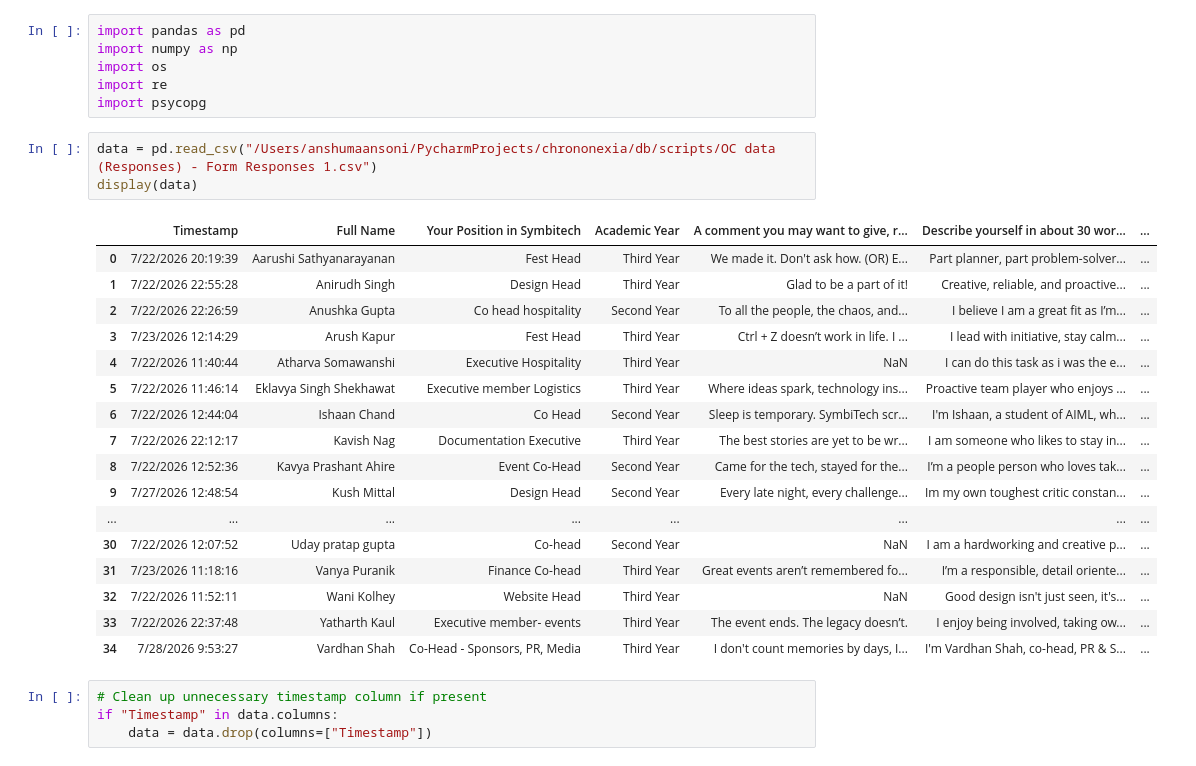
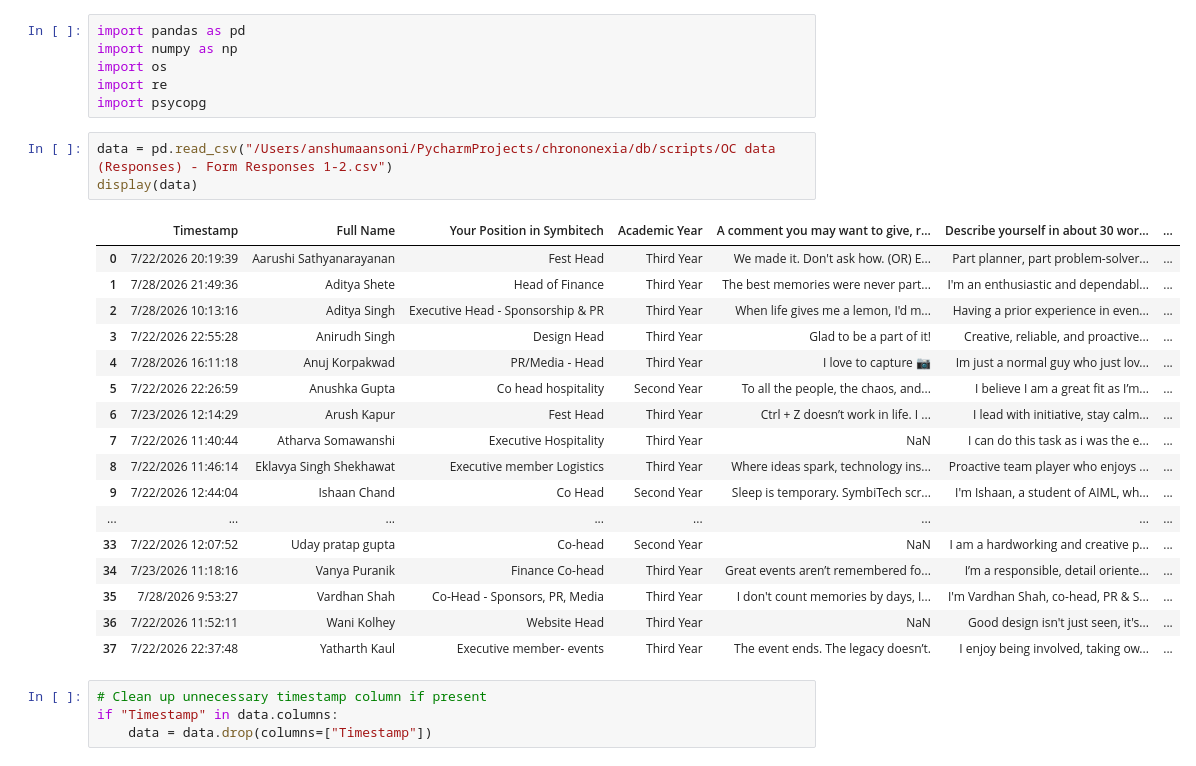
Before and after one commit to TETRAWasTaken/chrononexia, a Jupyter notebook: db/scripts/preprocessing.ipynb, the cells around one changed output. Saved outputs shown, nothing was run; the diff lists cells and outputs as text.

```diff
--- a/db/scripts/preprocessing.ipynb
+++ b/db/scripts/preprocessing.ipynb
@@ -5,26 +5,26 @@ import os
 import re
 import psycopg
 # %%
-data = pd.read_csv("/Users/anshumaansoni/PycharmProjects/chrononexia/db/scripts/OC data (Responses) - Form Responses 1.csv")
+data = pd.read_csv("/Users/anshumaansoni/PycharmProjects/chrononexia/db/scripts/OC data (Responses) - Form Responses 1-2.csv")
 display(data)
 # %% [output]
 |  | Timestamp | Full Name | Your Position in Symbitech | Academic Year | A comment you may want to give, r... | Describe yourself in about 30 wor... | ... |
 | 0 | 7/22/2026 20:19:39 | Aarushi Sathyanarayanan | Fest Head | Third Year | We made it. Don't ask how. (OR) E... | Part planner, part problem-solver... | ... |
-| 1 | 7/22/2026 22:55:28 | Anirudh Singh | Design Head | Third Year | Glad to be a part of it! | Creative, reliable, and proactive... | ... |
-| 2 | 7/22/2026 22:26:59 | Anushka Gupta | Co head hospitality | Second Year | To all the people, the chaos, and... | I believe I am a great fit as I’m... | ... |
-| 3 | 7/23/2026 12:14:29 | Arush Kapur | Fest Head | Third Year | Ctrl + Z doesn’t work in life. I ... | I lead with initiative, stay calm... | ... |
-| 4 | 7/22/2026 11:40:44 | Atharva Somawanshi | Executive Hospitality | Third Year | NaN | I can do this task as i was the e... | ... |
-| 5 | 7/22/2026 11:46:14 | Eklavya Singh Shekhawat | Executive member Logistics | Third Year | Where ideas spark, technology ins... | Proactive team player who enjoys ... | ... |
-| 6 | 7/22/2026 12:44:04 | Ishaan Chand | Co Head | Second Year | Sleep is temporary. SymbiTech scr... | I'm Ishaan, a student of AIML, wh... | ... |
-| 7 | 7/22/2026 22:12:17 | Kavish Nag | Documentation Executive | Third Year | The best stories are yet to be wr... | I am someone who likes to stay in... | ... |
-| 8 | 7/22/2026 12:52:36 | Kavya Prashant Ahire | Event Co-Head | Second Year | Came for the tech, stayed for the... | I’m a people person who loves tak... | ... |
-| 9 | 7/27/2026 12:48:54 | Kush Mittal | Design Head | Second Year | Every late night, every challenge... | Im my own toughest critic constan... | ... |
+| 1 | 7/28/2026 21:49:36 | Aditya Shete | Head of Finance | Third Year | The best memories were never part... | I'm an enthusiastic and dependabl... | ... |
+| 2 | 7/28/2026 10:13:16 | Aditya Singh | Executive Head - Sponsorship & PR | Third Year | When life gives me a lemon, I'd m... | Having a prior experience in even... | ... |
+| 3 | 7/22/2026 22:55:28 | Anirudh Singh | Design Head | Third Year | Glad to be a part of it! | Creative, reliable, and proactive... | ... |
+| 4 | 7/28/2026 16:11:18 | Anuj Korpakwad | PR/Media - Head | Third Year | I love to capture 📷 | Im just a normal guy who just lov... | ... |
+| 5 | 7/22/2026 22:26:59 | Anushka Gupta | Co head hospitality | Second Year | To all the people, the chaos, and... | I believe I am a great fit as I’m... | ... |
+| 6 | 7/23/2026 12:14:29 | Arush Kapur | Fest Head | Third Year | Ctrl + Z doesn’t work in life. I ... | I lead with initiative, stay calm... | ... |
+| 7 | 7/22/2026 11:40:44 | Atharva Somawanshi | Executive Hospitality | Third Year | NaN | I can do this task as i was the e... | ... |
+| 8 | 7/22/2026 11:46:14 | Eklavya Singh Shekhawat | Executive member Logistics | Third Year | Where ideas spark, technology ins... | Proactive team player who enjoys ... | ... |
+| 9 | 7/22/2026 12:44:04 | Ishaan Chand | Co Head | Second Year | Sleep is temporary. SymbiTech scr... | I'm Ishaan, a student of AIML, wh... | ... |
 | ... | ... | ... | ... | ... | ... | ... | ... |
-| 30 | 7/22/2026 12:07:52 | Uday pratap gupta | Co-head | Second Year | NaN | I am a hardworking and creative p... | ... |
-| 31 | 7/23/2026 11:18:16 | Vanya Puranik | Finance Co-head | Third Year | Great events aren’t remembered fo... | I’m a responsible, detail oriente... | ... |
-| 32 | 7/22/2026 11:52:11 | Wani Kolhey | Website Head | Third Year | NaN | Good design isn't just seen, it's... | ... |
-| 33 | 7/22/2026 22:37:48 | Yatharth Kaul | Executive member- events | Third Year | The event ends. The legacy doesn’t. | I enjoy being involved, taking ow... | ... |
-| 34 | 7/28/2026 9:53:27 | Vardhan Shah | Co-Head - Sponsors, PR, Media | Third Year | I don't count memories by days, I... | I'm Vardhan Shah, co-head, PR & S... | ... |
+| 33 | 7/22/2026 12:07:52 | Uday pratap gupta | Co-head | Second Year | NaN | I am a hardworking and creative p... | ... |
+| 34 | 7/23/2026 11:18:16 | Vanya Puranik | Finance Co-head | Third Year | Great events aren’t remembered fo... | I’m a responsible, detail oriente... | ... |
+| 35 | 7/28/2026 9:53:27 | Vardhan Shah | Co-Head - Sponsors, PR, Media | Third Year | I don't count memories by days, I... | I'm Vardhan Shah, co-head, PR & S... | ... |
+| 36 | 7/22/2026 11:52:11 | Wani Kolhey | Website Head | Third Year | NaN | Good design isn't just seen, it's... | ... |
+| 37 | 7/22/2026 22:37:48 | Yatharth Kaul | Executive member- events | Third Year | The event ends. The legacy doesn’t. | I enjoy being involved, taking ow... | ... |
 # %%
 # Clean up unnecessary timestamp column if present
 if "Timestamp" in data.columns:
```
Also changed, not shown: parts of 3 cells of this notebook, 9 other files.
